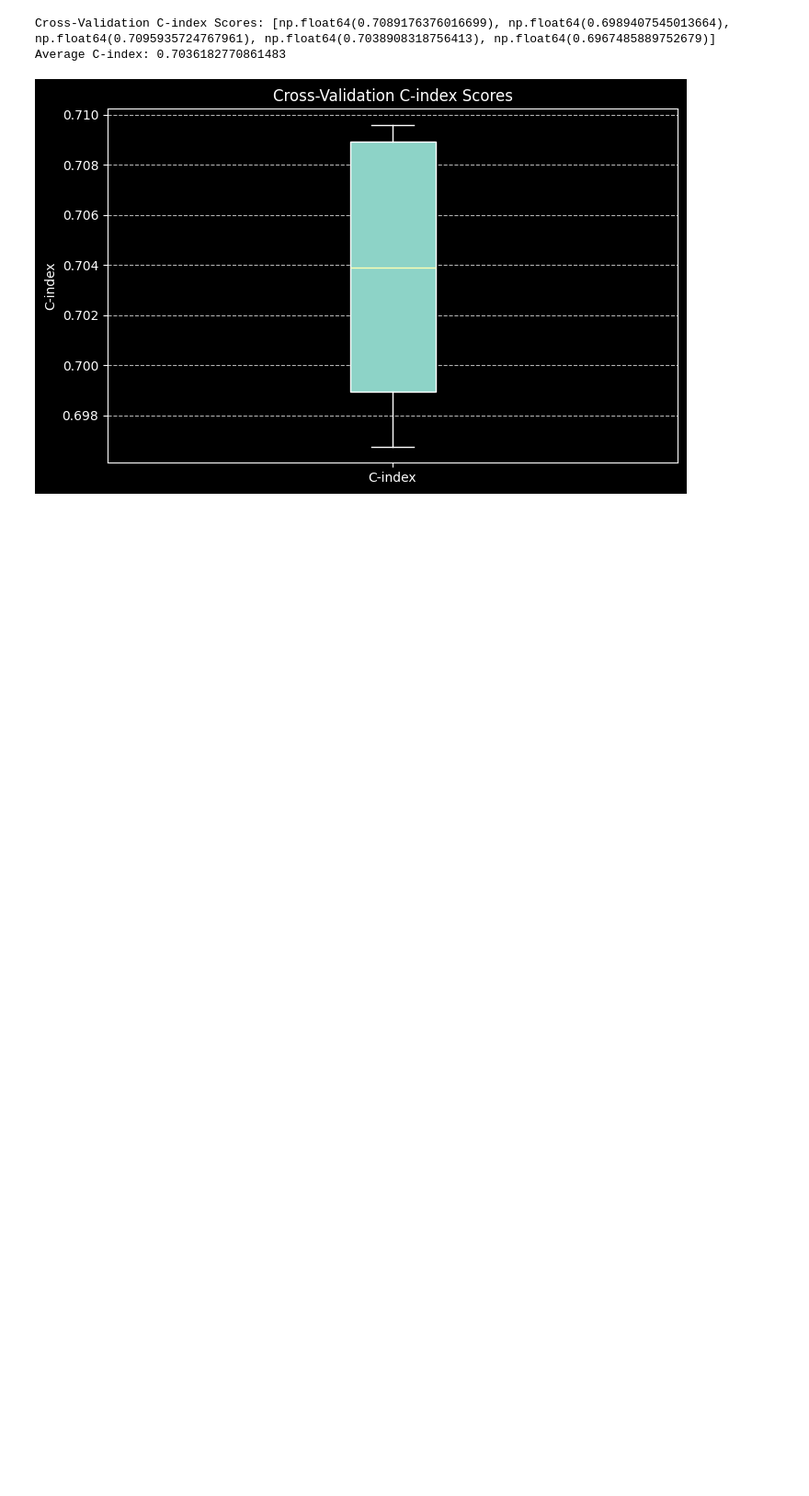
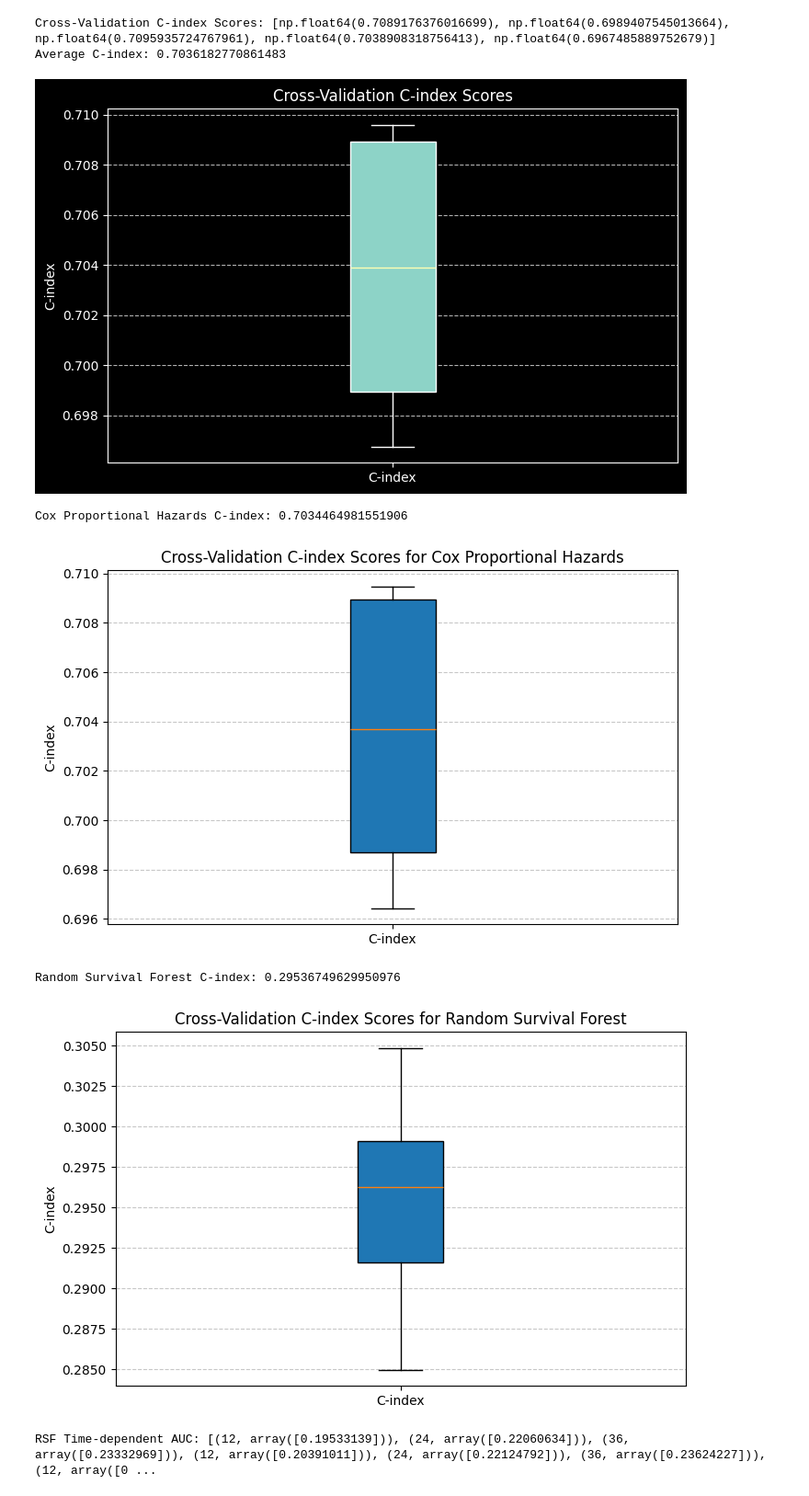
Before and after one commit to dohunhyeong/Busan_cancer_surv_analysis, a Jupyter notebook: SURV_DEF.ipynb, the cells around one changed output. Shown: that part at 92% size. Cells and saved outputs as stored; diff of their text form; code cells hidden in the pictures; blank space fills up the shorter version.

```diff
--- a/SURV_DEF.ipynb
+++ b/SURV_DEF.ipynb
@@ -772,3 +770,54 @@ sa.plot_results(c_indices)
 Cross-Validation C-index Scores: [np.float64(0.7089176376016699), np.float64(0.6989407545013664), np.float64(0.7095935724767961), np.float64(0.7038908318756413), np.float64(0.6967485889752679)]
 Average C-index: 0.7036182770861483
 [figure]
+# %%
+# Load data
+from survival_analysis_v2 import CrossValidator, RandomSurvivalForestModel, CoxPHModel
+
+data = pd.read_csv("C:/Users/user/Desktop/colon.csv", index_col =0)
+
+duration_col = "stime"
+event_col = "event_inc"
+frailty_col = "gu_encoded"
+
+# Preprocess data
+data = data[
+    [
+        "sex",
+        "tx_1",
+        "tx_2",
+        "tx_3",
+        "tx_4",
+        "tx_5",
+        "seer_TF",
+        "gu_encoded",
+        "stime",
+        "event_inc",
+    ]
+]
+# stime 이 0인경우는 0.01 로 변경시켜줌.
+data["stime"] = data["stime"].apply(lambda x: 0.01 if x <= 0 else x)
+
+# Cross-validation
+cv = CrossValidator(data, duration_col, event_col)
+
+# Evaluate Cox Proportional Hazards Model
+cox_c_indices = cv.cross_validate(CoxPHModel)
+print("Cox Proportional Hazards C-index:", np.mean(cox_c_indices))
+cv.plot_c_index(cox_c_indices, "Cox Proportional Hazards")
+
+# Evaluate Random Survival Forest Model
+rsf_c_indices = cv.cross_validate(RandomSurvivalForestModel, n_estimators=200, random_state=42)
+print("Random Survival Forest C-index:", np.mean(rsf_c_indices))
+cv.plot_c_index(rsf_c_indices, "Random Survival Forest")
+
+# Compute AUC for RSF
+time_points = [12, 24, 36]
+rsf_auc = cv.compute_auc(RandomSurvivalForestModel, time_points, n_splits=5, n_estimators=200, random_state=42)
+print("RSF Time-dependent AUC:", rsf_auc)
+# %% [output]
+Cox Proportional Hazards C-index: 0.7034464981551906
+[figure, added]
+Random Survival Forest C-index: 0.29536749629950976
+[figure, added]
+RSF Time-dependent AUC: [(12, array([0.19533139])), (24, array([0.22060634])), (36, array([0.23332969])), (12, array([0.20391011])), (24, array([0.22124792])), (36, array([0.23624227])), (12, array([0 ...
```
Also changed, not shown: parts of 1 cell of this notebook, 1 other file.
